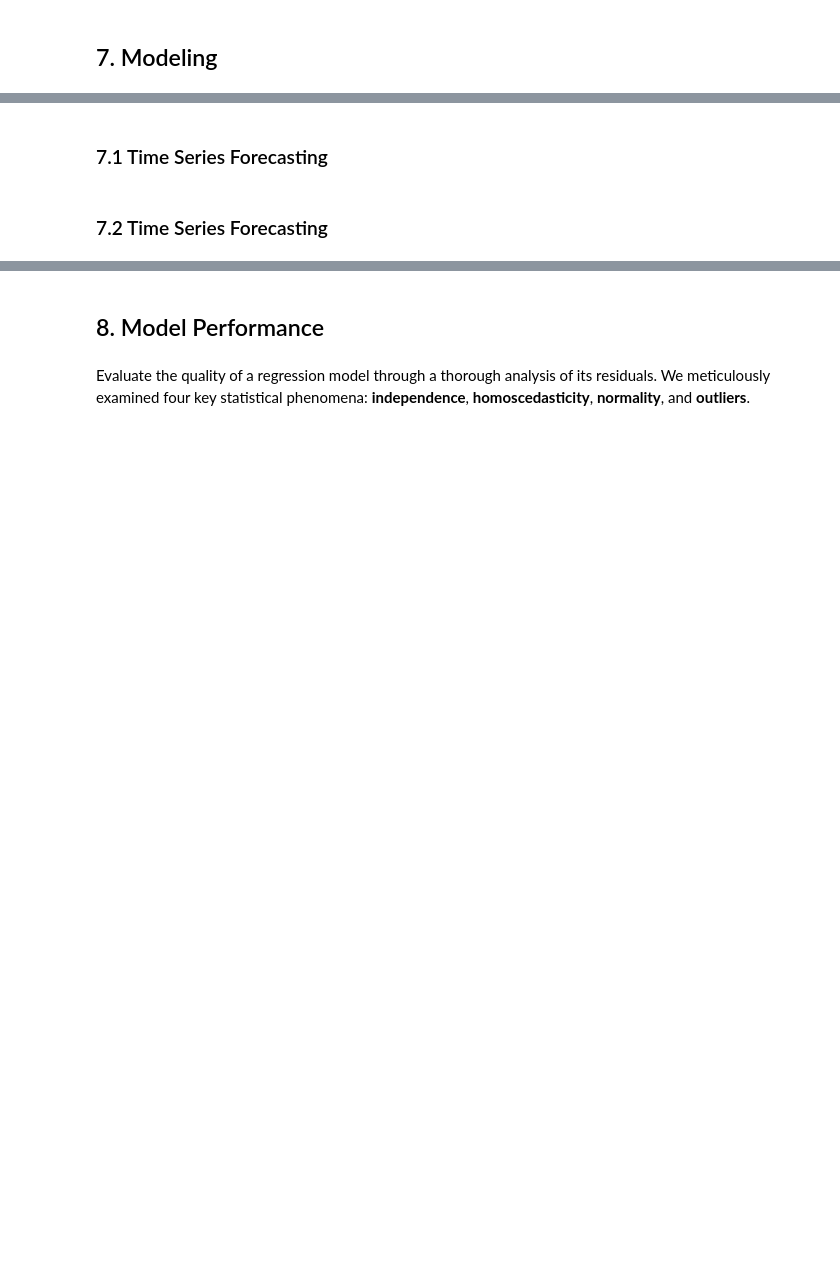
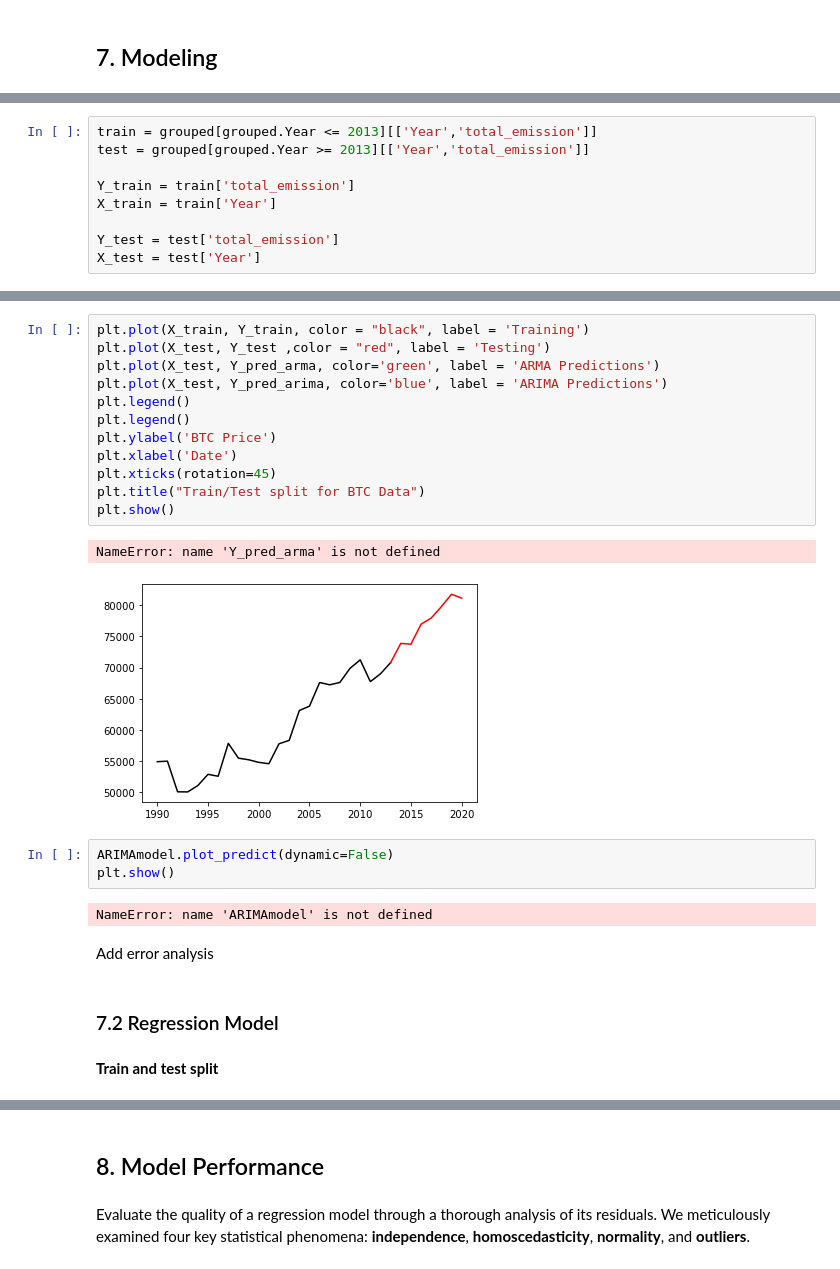
Before and after one commit to VuyiswaK/2401PTDS_Regression_Project, a Jupyter notebook: Project notebook.ipynb, the cells around one changed output, grey strips where cells are left out. Cells and saved outputs as stored; diff of their text form; blank space fills up the shorter version.

Commit message:
Added regression models

```diff
--- a/Project notebook.ipynb
+++ b/Project notebook.ipynb
@@ -560,0 +732,9 @@ Intercept: 64043.43406147154
+# %%
+train = grouped[grouped.Year <= 2013][['Year','total_emission']]
+test = grouped[grouped.Year >= 2013][['Year','total_emission']]
+
+Y_train = train['total_emission']
+X_train = train['Year']
+
+Y_test = test['total_emission']
+X_test = test['Year']
@@ -561,4 +791,26 @@ Intercept: 64043.43406147154
+# %%
+plt.plot(X_train, Y_train, color = "black", label = 'Training')
+plt.plot(X_test, Y_test ,color = "red", label = 'Testing')
+plt.plot(X_test, Y_pred_arma, color='green', label = 'ARMA Predictions')
+plt.plot(X_test, Y_pred_arima, color='blue', label = 'ARIMA Predictions')
+plt.legend()
+plt.legend()
+plt.ylabel('BTC Price')
+plt.xlabel('Date')
+plt.xticks(rotation=45)
+plt.title("Train/Test split for BTC Data")
+plt.show()
+# %% [output]
+NameError: name 'Y_pred_arma' is not defined
+[figure, added]
+# %%
+ARIMAmodel.plot_predict(dynamic=False)
+plt.show()
+# %% [output]
+NameError: name 'ARIMAmodel' is not defined
+# %% [markdown]
+Add error analysis
 # %% [markdown]
-### 7.1 Time Series Forecasting  <a class="anchor" id="chapter7.1"></a>
+### 7.2 Regression Model  <a class="anchor" id="chapter7.1"></a>
-# %% [markdown]
-### 7.2 Time Series Forecasting  <a class="anchor" id="chapter7.2"></a>
+# %% [markdown]
+**Train and test split**
```
Also changed, not shown: parts of 90 cells of this notebook.
